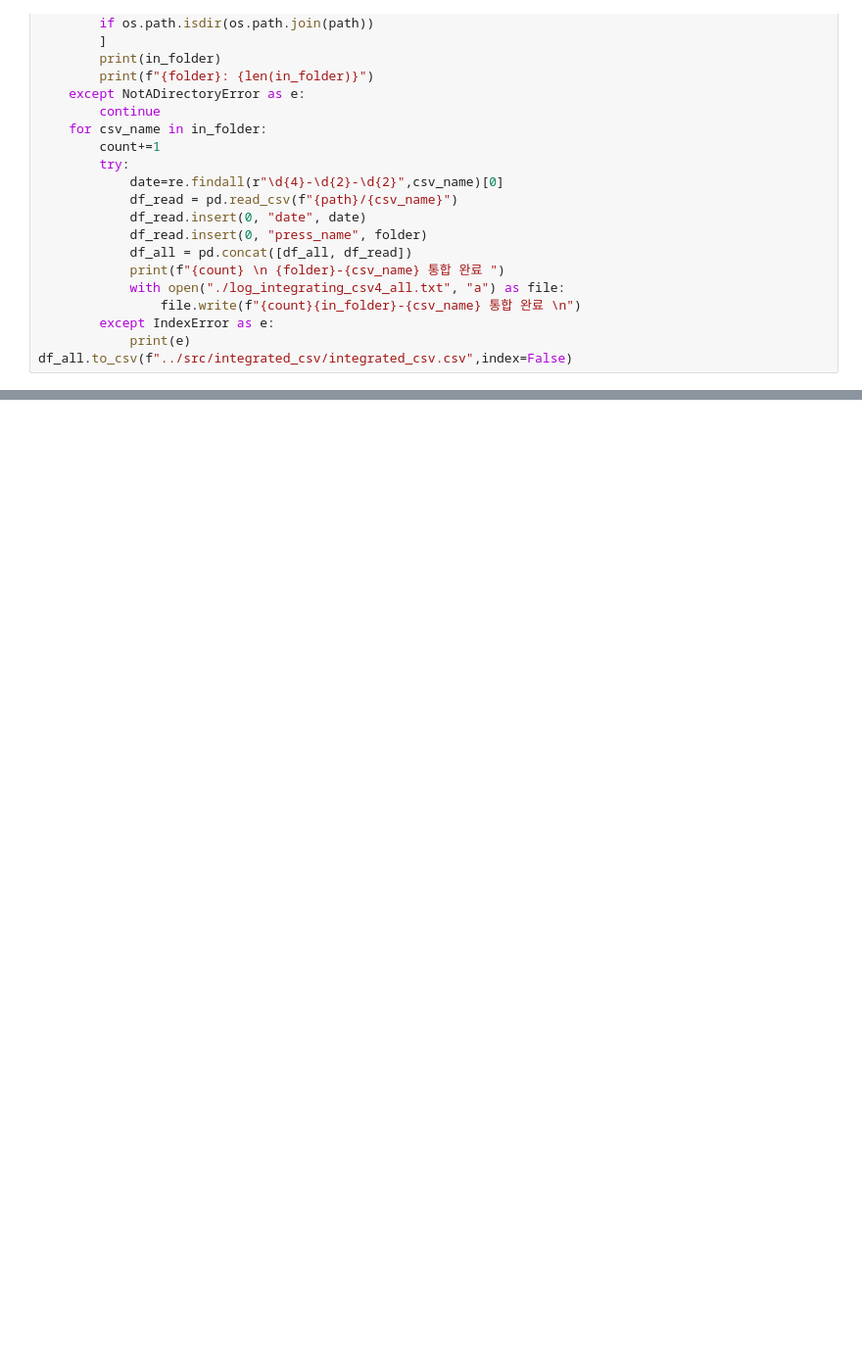
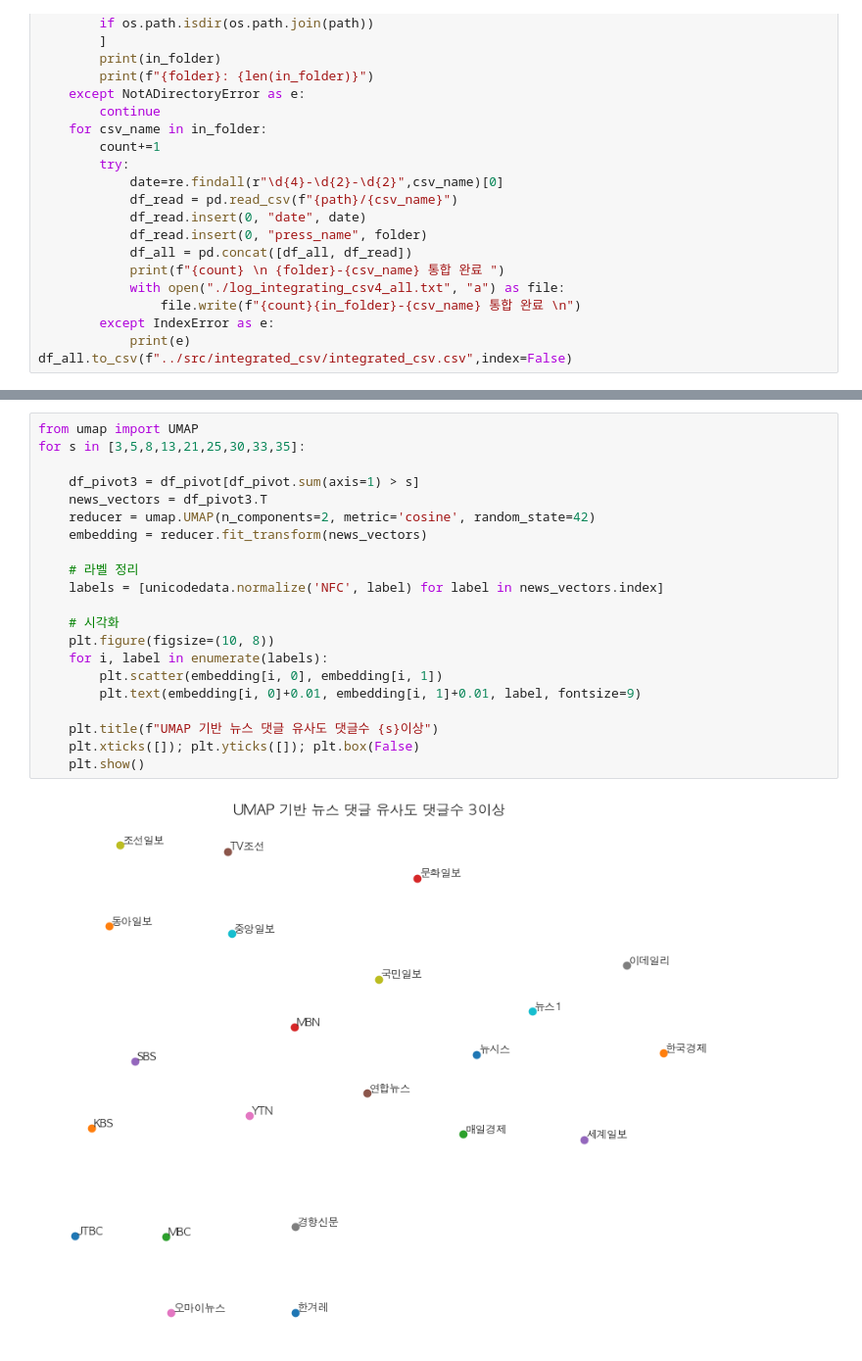
Before and after one commit to Esperise/PDA-25-1, a Jupyter notebook: PDA_newsCommentsAnalysis/code/code_notebook.ipynb, the cells around one changed output, grey strips where cells are left out. Shown at 98% size. Cells and saved outputs as stored; diff of their text form; blank space fills up the shorter version.

```diff
--- a/PDA_newsCommentsAnalysis/code/code_notebook.ipynb
+++ b/PDA_newsCommentsAnalysis/code/code_notebook.ipynb
@@ -488,0 +772,23 @@ df_all.to_csv(f"../src/integrated_csv/integrated_csv.csv",index=False)
+# %%
+from umap import UMAP
+for s in [3,5,8,13,21,25,30,33,35]:
+
+    df_pivot3 = df_pivot[df_pivot.sum(axis=1) > s]
+    news_vectors = df_pivot3.T
+    reducer = umap.UMAP(n_components=2, metric='cosine', random_state=42)
+    embedding = reducer.fit_transform(news_vectors)
+
+    # 라벨 정리
+    labels = [unicodedata.normalize('NFC', label) for label in news_vectors.index]
+
+    # 시각화
+    plt.figure(figsize=(10, 8))
+    for i, label in enumerate(labels):
+        plt.scatter(embedding[i, 0], embedding[i, 1])
+        plt.text(embedding[i, 0]+0.01, embedding[i, 1]+0.01, label, fontsize=9)
+
+    plt.title(f"UMAP 기반 뉴스 댓글 유사도 댓글수 {s}이상")
+    plt.xticks([]); plt.yticks([]); plt.box(False)
+    plt.show()
+# %% [output]
+[figure, added]
```
Also changed, not shown: parts of 29 cells of this notebook, 2 other files.
